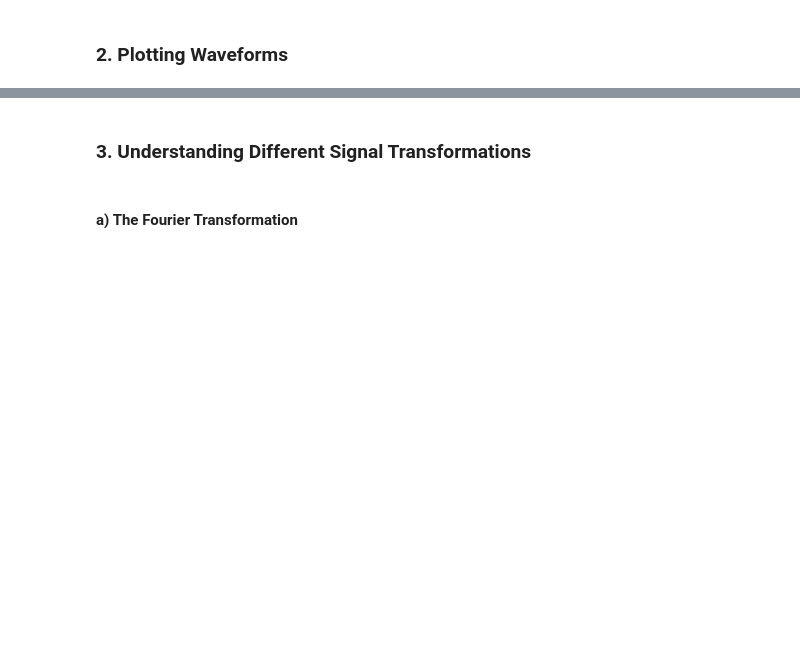
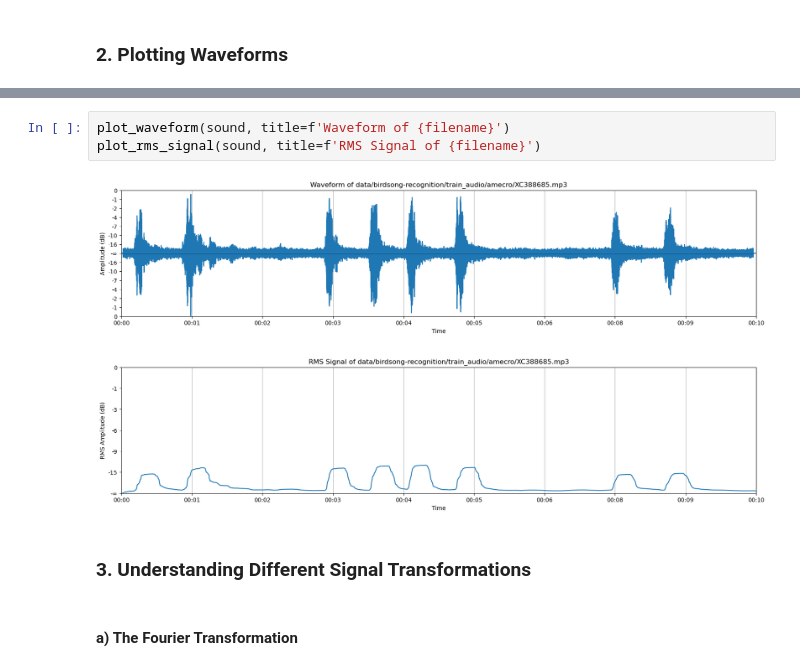
Before and after one commit to LookItVal/FinalProject, a Jupyter notebook: revised_final.ipynb, the cells around one changed output, grey strips where cells are left out. Drawn from its saved outputs; the diff is of its cells as text; blank space fills up the shorter version.

```diff
--- a/revised_final.ipynb
+++ b/revised_final.ipynb
@@ -1761,3 +2095,9 @@ def magnitude_to_db(signal: ndarray, epsilon: float=sys.float_info.epsilon) -> n
+# %%
+plot_waveform(sound, title=f'Waveform of {filename}')
+plot_rms_signal(sound, title=f'RMS Signal of {filename}')
+# %% [output]
+[figure, added]
+[figure, added]
 # %% [markdown]
 ### 3. Understanding Different Signal Transformations
 # %% [markdown]
```
Also changed, not shown: parts of 38 cells of this notebook, 2 other files.
